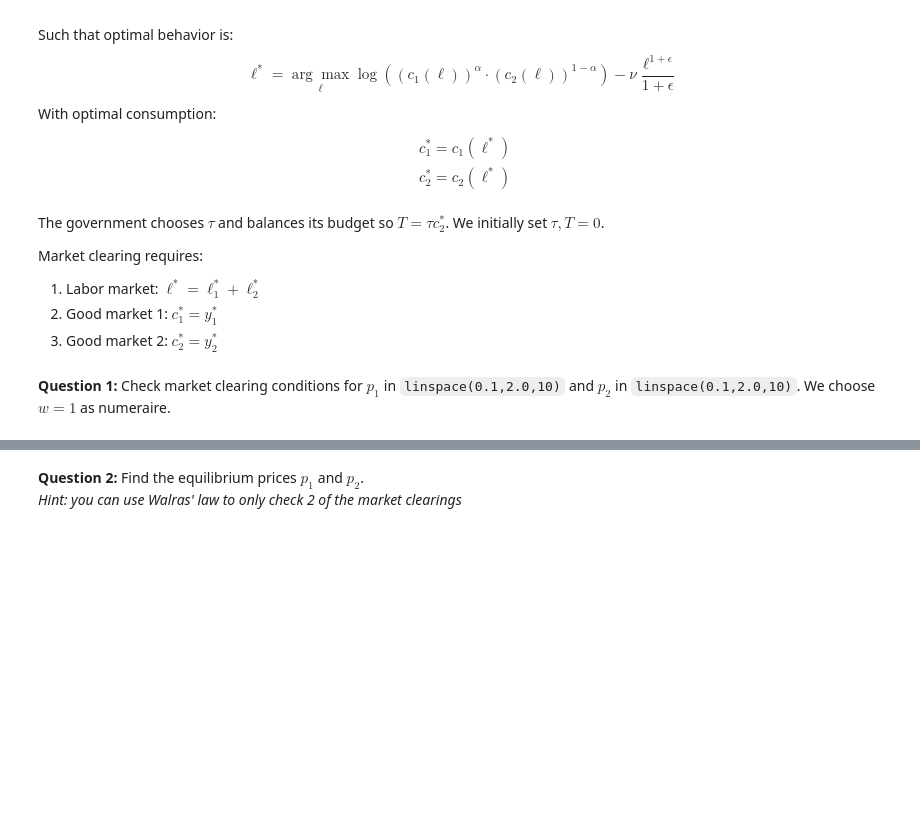
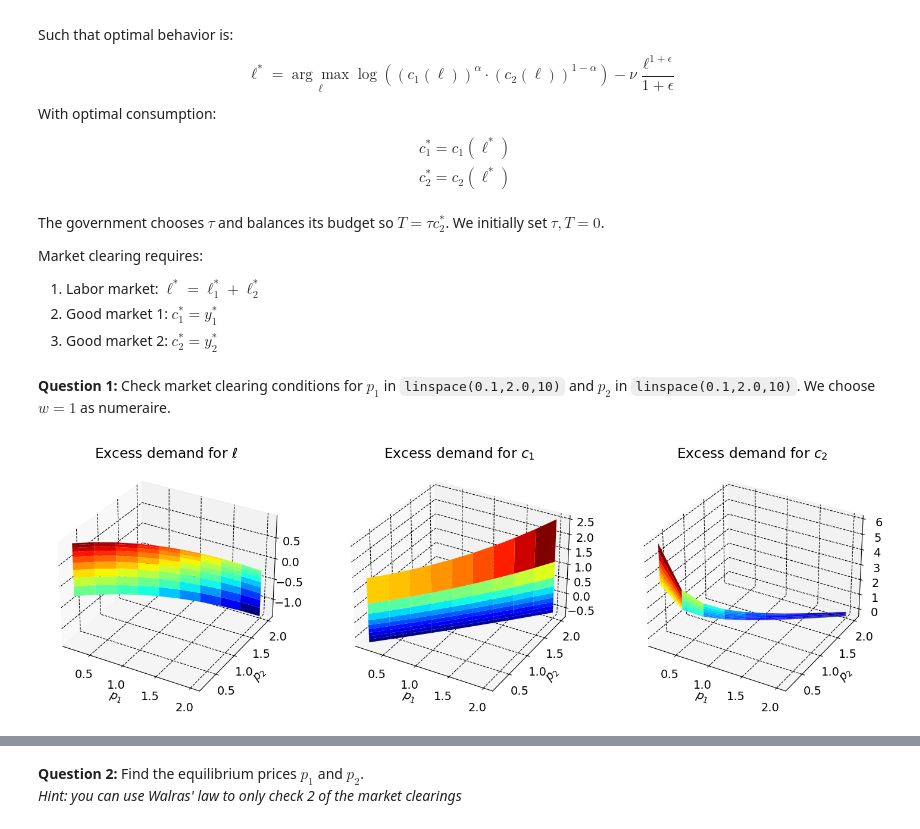
Before and after one commit to NumEconCopenhagen/projects-2024-mikkel-thomas, a Jupyter notebook: examproject/exam_2024 thje.ipynb, the cells around one changed output, grey strips where cells are left out. Cells and saved outputs as stored; diff of their text form; code cells hidden in the pictures; blank space fills up the shorter version.

Commit message:
Solved problem 1

```diff
--- a/examproject/exam_2024 thje.ipynb
+++ b/examproject/exam_2024 thje.ipynb
@@ -113,0 +115,4 @@ par.kappa = 0.1
+# %%
+problem1.plot_excess_demand(par)
+# %% [output]
+[figure, added]
```
Also changed, not shown: parts of 19 cells of this notebook, 2 other files.
